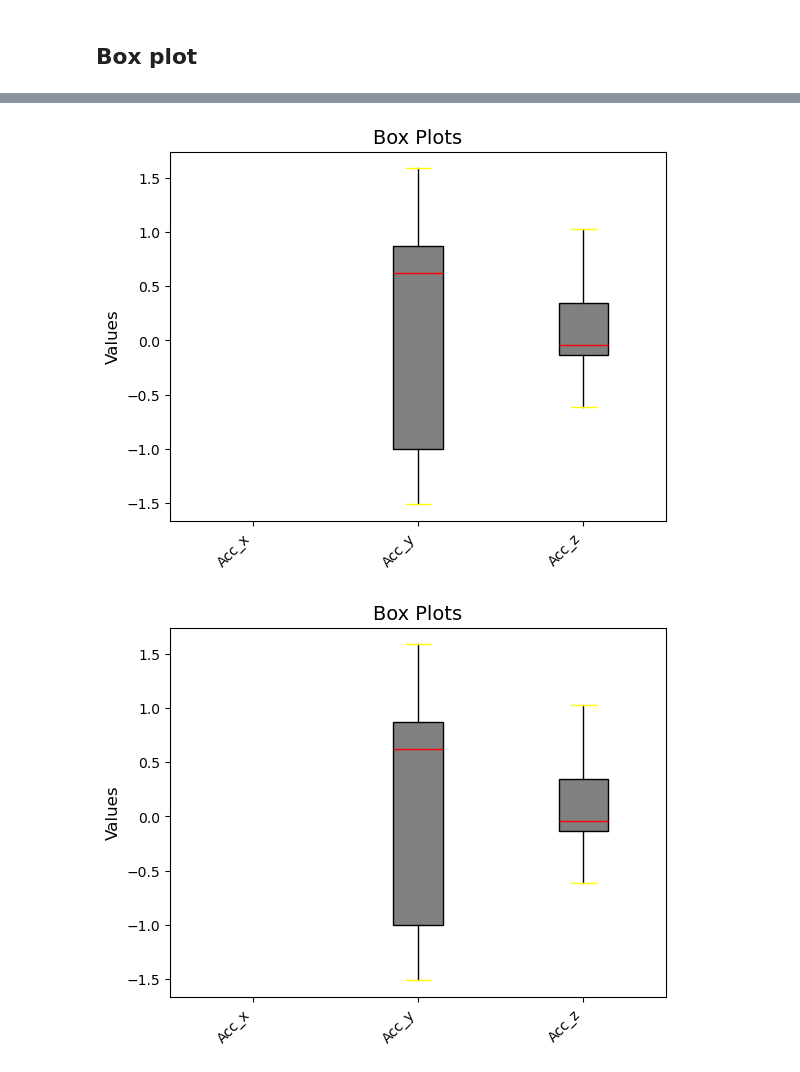
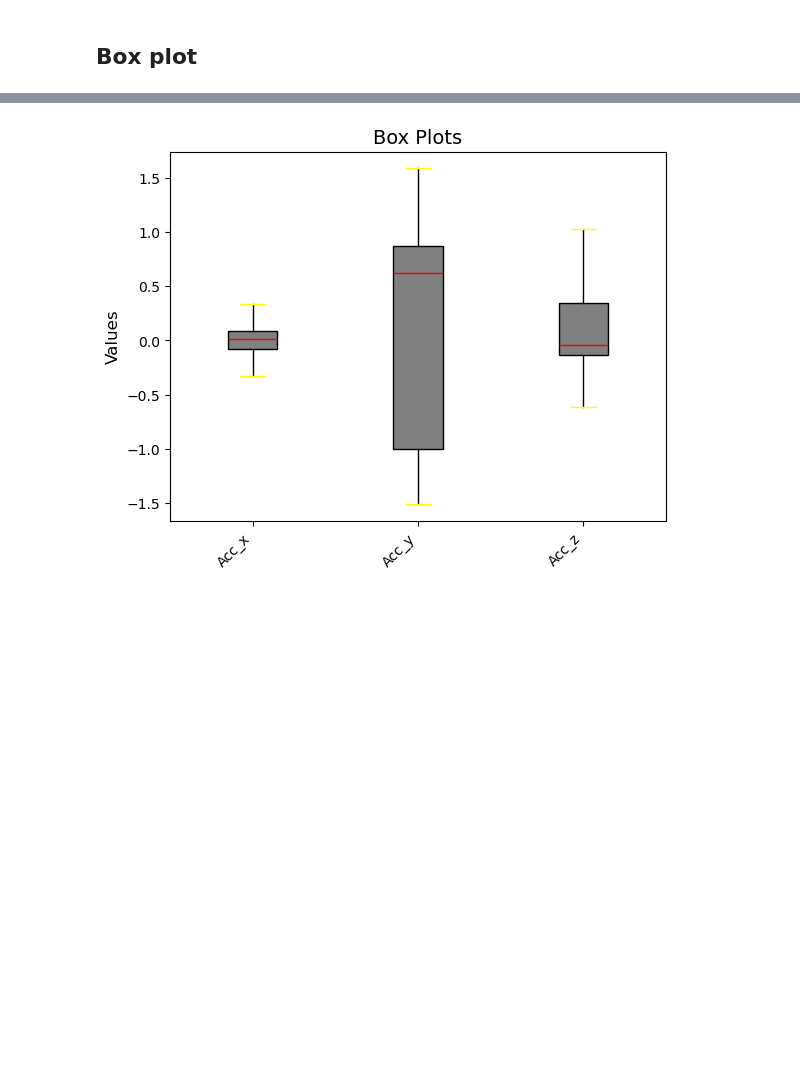
Before and after one commit to felladib/DATA_MIND_TP, a Jupyter notebook: TP2/TP2.ipynb, the cells around one changed output, grey strips where cells are left out. Saved outputs shown, nothing was run; the diff lists cells and outputs as text; code cells hidden in the pictures; blank space fills up the shorter version.

```diff
--- a/TP2/TP2.ipynb
+++ b/TP2/TP2.ipynb
@@ -35,6 +35,14 @@ data.head(10)
 | 7 | 2019-01-11 15:08:06.600 | -0.170000 | 0.899500 | -0.250000 | 17.5246 | 1.5976 | -17.5854 | B | bench | heavy | 30.0 |
 | 8 | 2019-01-11 15:08:06.800 | -0.222667 | 0.907000 | -0.204333 | -7.2318 | -1.3536 | -0.4026 | B | bench | heavy | 30.0 |
 | 9 | 2019-01-11 15:08:07.000 | -0.204500 | 0.930000 | -0.149000 | -28.6830 | -10.2076 | 20.5732 | B | bench | heavy | 30.0 |
+# %%
+data = data[data['Acc_x'].notna()]
+data = data[data['Acc_y'].notna()]
+data = data[data['Acc_z'].notna()]
+data = data[data['Gyro_x'].notna()]
+data = data[data['Gyro_y'].notna()]
+data = data[data['Gyro_z'].notna()]
+data = data[data['Set'].notna()]
 # %%
 
 # Fonction pour détecter les outliers par la méthode de l’IQR
@@ -227,6 +235,5 @@ generate_box_plots(data, ['Acc_x', 'Acc_y', 'Acc_z'], show_outliers=False)
 # %%
-generate_box_plots(data_sans_outliers, ['Acc_x', 'Acc_y', 'Acc_z'], show_outliers=True)
+# generate_box_plots(data_sans_outliers, ['Acc_x', 'Acc_y', 'Acc_z'], show_outliers=True)
 generate_box_plots(data_sans_outliers, ['Acc_x', 'Acc_y', 'Acc_z'], show_outliers=False)
 # %% [output]
-[figure, old version]
+[figure, new version]
-[figure, removed]
```
Also changed, not shown: parts of 5 cells of this notebook, 3 other files.
